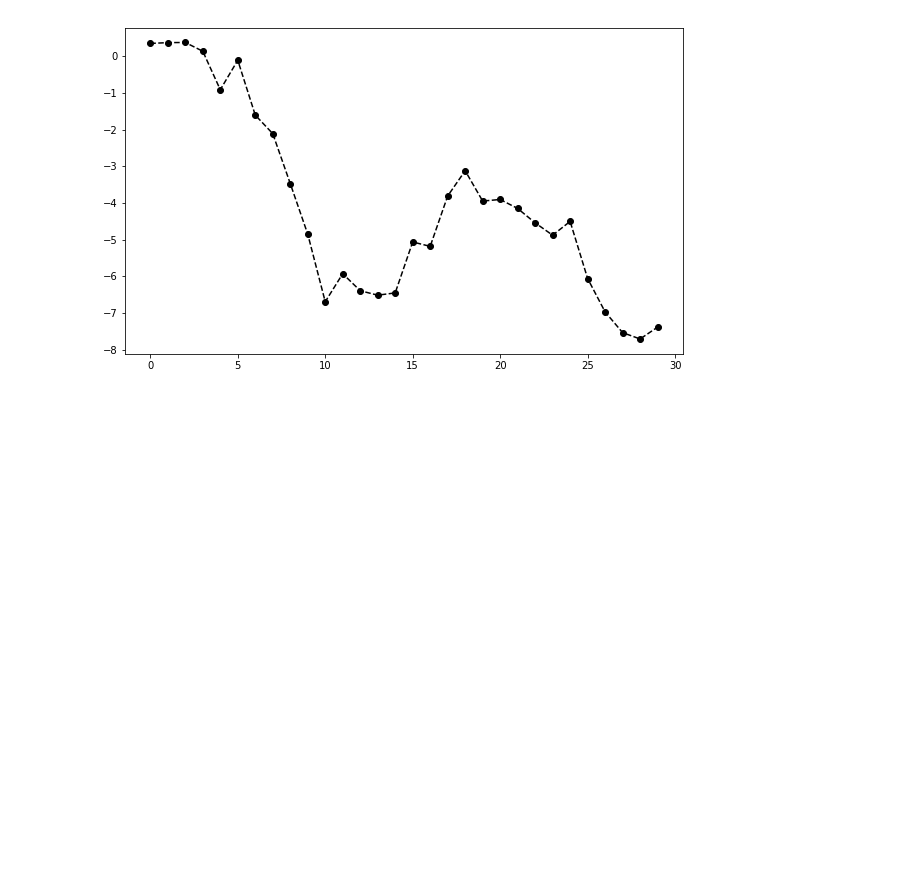
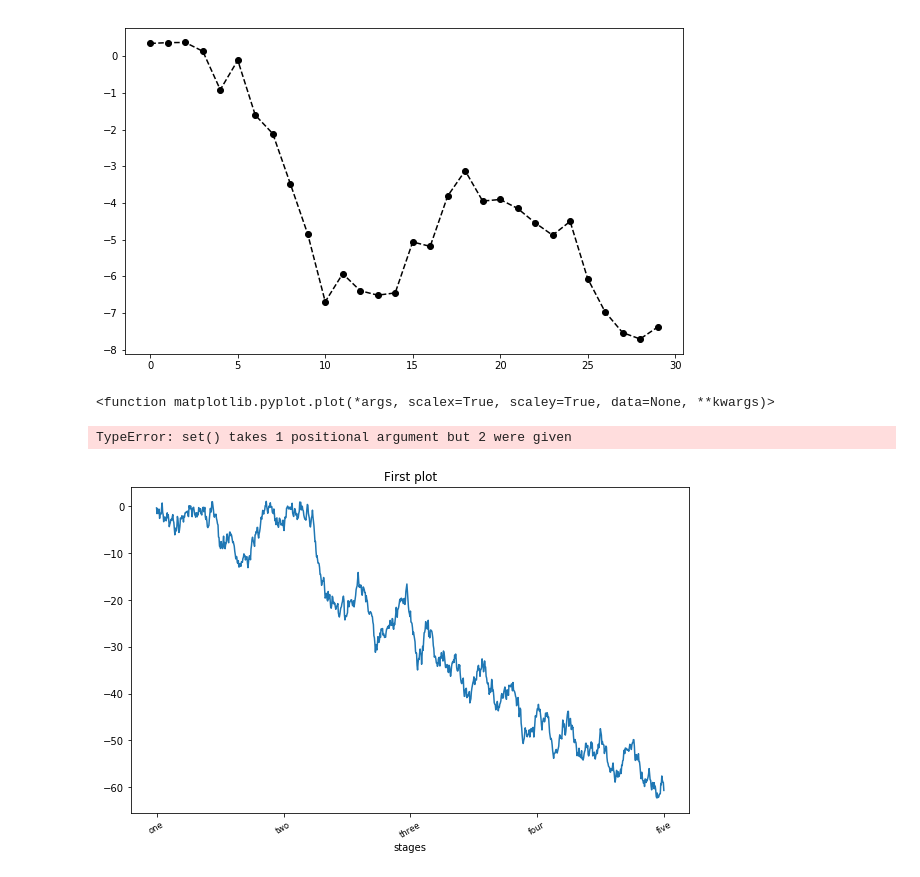
Before and after one commit to csuustc/pydata-book, a Jupyter notebook: Untitled.ipynb, the cells around one changed output. Cells and saved outputs as stored; diff of their text form; code cells hidden in the pictures; blank space fills up the shorter version.

```diff
--- a/Untitled.ipynb
+++ b/Untitled.ipynb
@@ -62,4 +62,18 @@ plt.plot(np.random.randn(30).cumsum(), 'ko--')
 [<matplotlib.lines.Line2D at 0x...>]
 [figure]
 # %%
-plt.plot?
+plt.plot
+# %% [output]
+<function matplotlib.pyplot.plot(*args, scalex=True, scaley=True, data=None, **kwargs)>
+# %%
+fig = plt.figure()
+ax = fig.add_subplot(1, 1, 1)
+ax.plot(np.random.randn(1000).cumsum())
+ax.set_xticks([0, 250, 500, 750, 1000])
+ax.set_xticklabels(['one', 'two', 'three', 'four', 'five'], rotation=30, fontsize='small')
+ax.set_title('First plot')
+ax.set_xlabel('stages')
+ax.set({'ylabel': 'test', 'title': 'ttttt'})
+# %% [output]
+TypeError: set() takes 1 positional argument but 2 were given
+[figure, added]
```
Also changed, not shown: parts of 7 cells of this notebook, 1 other file.
